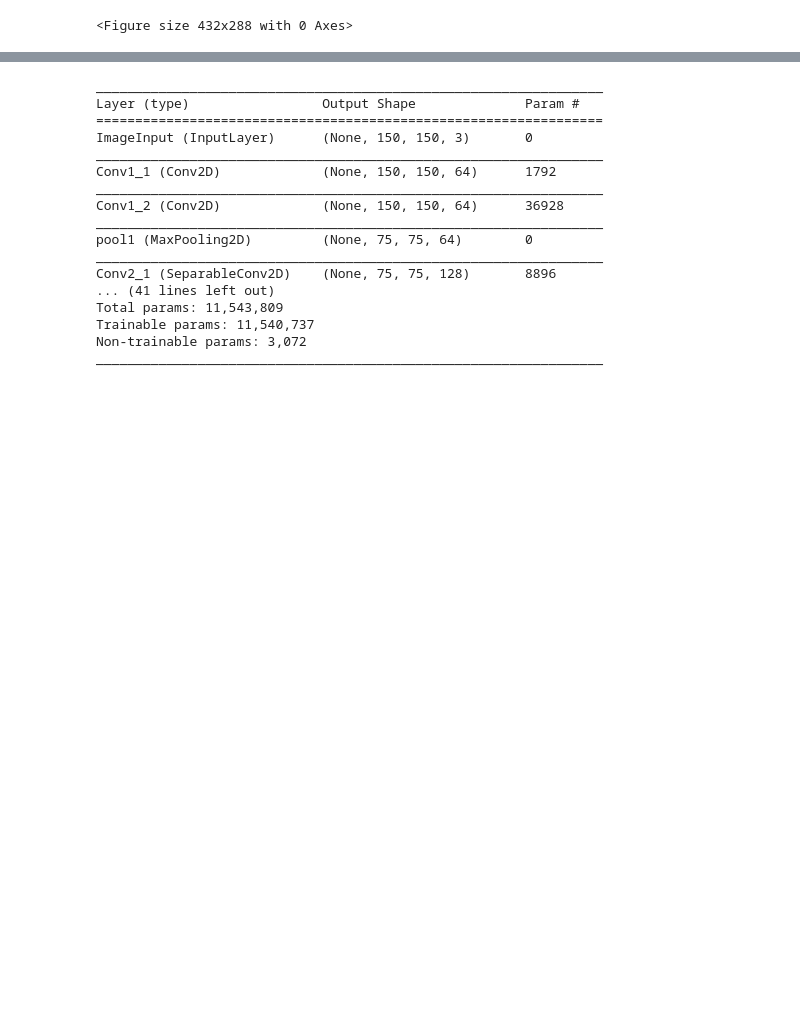
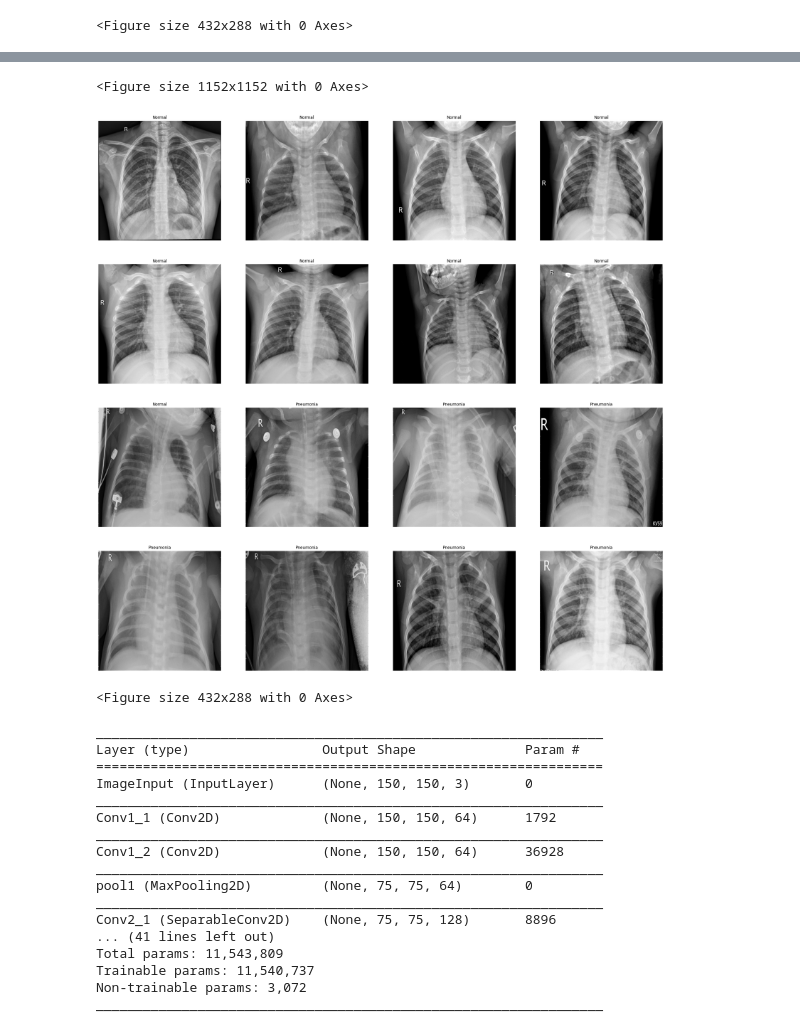
Before and after one commit to kevinrennn/Computer-Vision-on-Heart-and-Lung-Diseases, a Jupyter notebook: Data Exploration.ipynb, the cells around one changed output, grey strips where cells are left out. Saved outputs shown, nothing was run; the diff lists cells and outputs as text; code cells hidden in the pictures; blank space fills up the shorter version.

```diff
--- a/Data Exploration.ipynb
+++ b/Data Exploration.ipynb
@@ -184,3 +210,39 @@ plt.tight_layout()
+# %%
+"# Parameters for our graph; we'll output images in a 4x4 configuration\n",
+nrows = 4
+ncols = 4
+
+# Index for iterating over images
+pic_index = 0
+# Set up matplotlib fig, and size it to fit 4x4 pics
+fig = plt.gcf()
+fig.set_size_inches(ncols * 4, nrows * 4)
+
+pic_index += 8
+next_normal_pix = [os.path.join(train_normal_dir, fname) for fname in train_normal_fnames[pic_index-8:pic_index]]
+next_pneu_pix = [os.path.join(train_pneu_dir, fname) for fname in train_pneu_fnames[pic_index-8:pic_index]]
+
+f, ax = plt.subplots(4, 4, figsize = (30, 30))
+for i, img_path in enumerate(next_normal_pix+next_pneu_pix):
+
+    img = mpimg.imread(img_path)
+    ax[i//4 , i%4].imshow(img, cmap='gray')
+    ax[i//4 , i%4].axis('off')
+    ax[i//4, i%4].set_aspect('auto')
+
+    if i <= 8:
+        ax[i//4, i%4].set_title("Normal")
+    else:
+        ax[i//4, i%4].set_title("Pneumonia")
+
+plt.show()
+
+# Adjust subplot parameters to give specified padding
+plt.tight_layout()
+# %% [output]
+<Figure size 1152x1152 with 0 Axes>
+[figure, added]
+<Figure size 432x288 with 0 Axes>
 # %%
 def build_model():
     input_img = Input(shape=(150,150,3), name='ImageInput')
```
Also changed, not shown: parts of 2 cells of this notebook.
